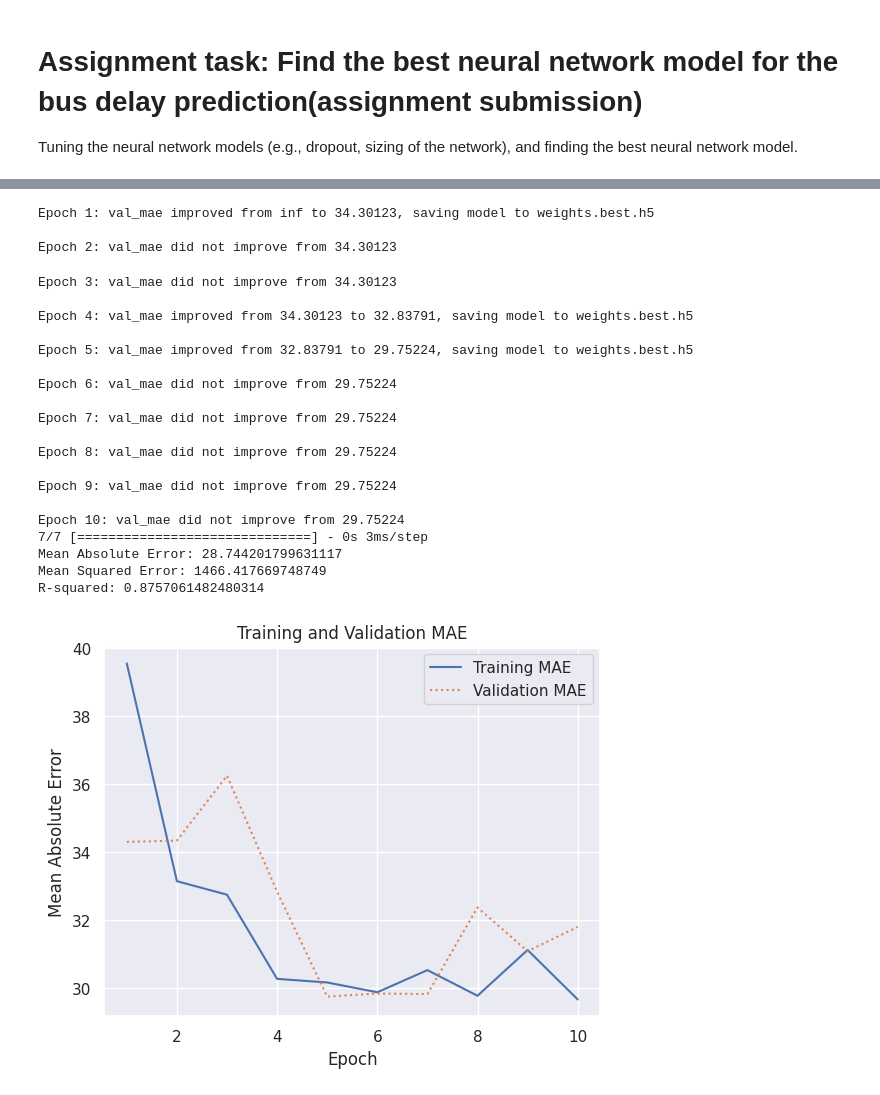
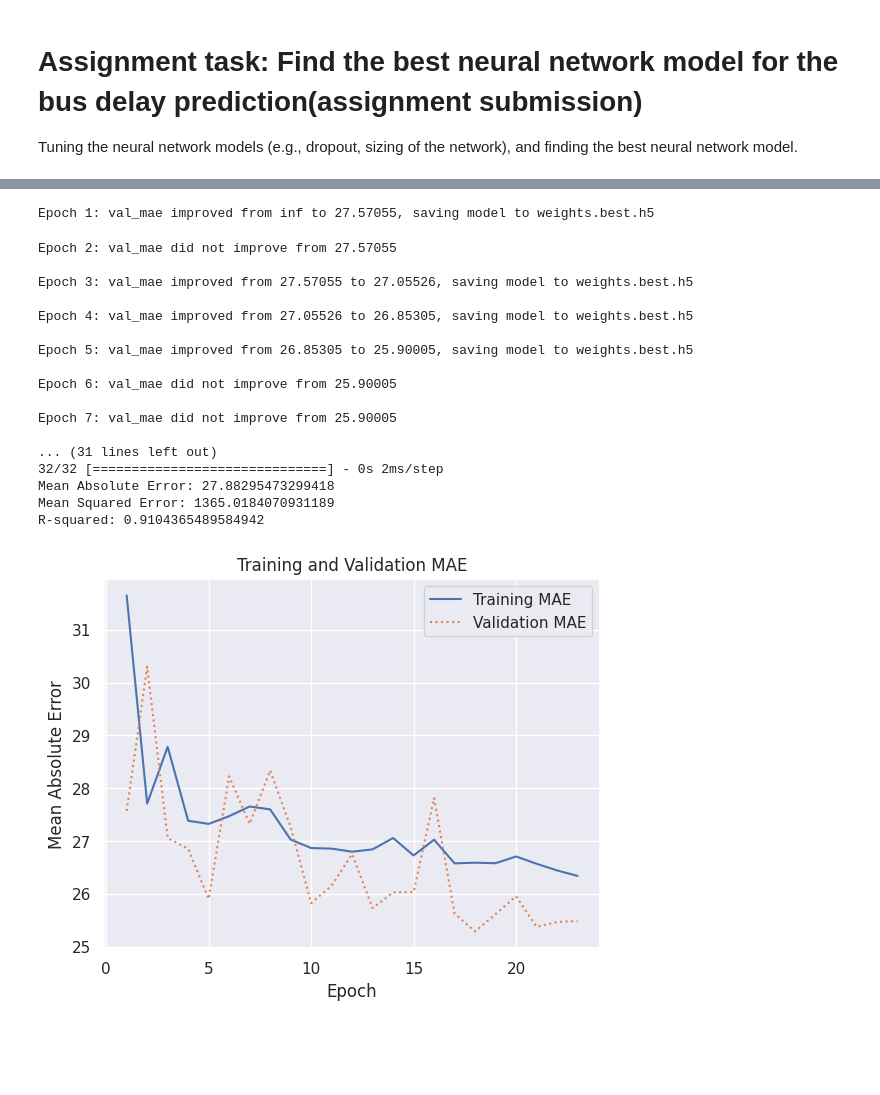
Before and after one commit to zhenliangma/Applied-AI-in-Transportation, a Jupyter notebook: Exercise_7_Neural_networks/Exercise7_Neural_Networks.ipynb, the cells around one changed output, grey strips where cells are left out. Cells and saved outputs as stored; diff of their text form; code cells hidden in the pictures; blank space fills up the shorter version.

```diff
--- a/Exercise_7_Neural_networks/Exercise7_Neural_Networks.ipynb
+++ b/Exercise_7_Neural_networks/Exercise7_Neural_Networks.ipynb
@@ -721,7 +719,7 @@ url = 'https://raw.githubusercontent.com/zhenliangma/Applied-AI-in-Transportatio
 df = pd.read_csv(url)
 
 # Limit the DataFrame to the first 1000 rows (selecting a subset of the data).
-df = df.iloc[:1000]
+#df = df.iloc[:1000]
 
 # Drop specific columns (Arrival_time, Stop_id, Bus_id, Line_id) from the DataFrame.
 df = df.drop(['Arrival_time', 'Stop_id', 'Bus_id', 'Line_id'], axis=1)
@@ -788,50 +786,46 @@ val_err = hist.history['val_mae']
 epochs = range(1, len(err) + 1)
 
 # Plot the Training MAE and Validation MAE over epochs.
 plt.plot(epochs, err, '-', label='Training MAE')
 plt.plot(epochs, val_err, ':', label='Validation MAE')
 plt.title('Training and Validation MAE')
 plt.xlabel('Epoch')
 plt.ylabel('Mean Absolute Error')
 plt.legend(loc='upper right')
 plt.plot()
 
 # Use the trained model to predict on the test data.
 y_pred = model.predict(X_test)
 
 # Calculate Mean Absolute Error (MAE), Mean Squared Error (MSE), and R-squared (R2) for the predictions.
 mae = mean_absolute_error(y_test, y_pred)
 mse = mean_squared_error(y_test, y_pred)
 r2 = r2_score(y_test, y_pred)
 
 # Print the evaluation metrics.
 print(f"Mean Absolute Error: {mae}")
 print(f"Mean Squared Error: {mse}")
 print(f"R-squared: {r2}")
 # %% [output]
-Epoch 1: val_mae improved from inf to 34.30123, saving model to weights.best.h5
-
-Epoch 2: val_mae did not improve from 34.30123
+Epoch 1: val_mae improved from inf to 27.57055, saving model to weights.best.h5
-Epoch 3: val_mae did not improve from 34.30123
+Epoch 2: val_mae did not improve from 27.57055
 
-Epoch 4: val_mae improved from 34.30123 to 32.83791, saving model to weights.best.h5
+Epoch 3: val_mae improved from 27.57055 to 27.05526, saving model to weights.best.h5
 
-Epoch 5: val_mae improved from 32.83791 to 29.75224, saving model to weights.best.h5
+Epoch 4: val_mae improved from 27.05526 to 26.85305, saving model to weights.best.h5
 
-Epoch 6: val_mae did not improve from 29.75224
+Epoch 5: val_mae improved from 26.85305 to 25.90005, saving model to weights.best.h5
 
-Epoch 7: val_mae did not improve from 29.75224
+Epoch 6: val_mae did not improve from 25.90005
 
-Epoch 8: val_mae did not improve from 29.75224
+Epoch 7: val_mae did not improve from 25.90005
 
-Epoch 9: val_mae did not improve from 29.75224
-
-Epoch 10: val_mae did not improve from 29.75224
-7/7 [==============================] - 0s 3ms/step
-Mean Absolute Error: 28.744201799631117
-Mean Squared Error: 1466.417669748749
-R-squared: 0.8757061482480314
+... (31 lines left out)
+32/32 [==============================] - 0s 2ms/step
+Mean Absolute Error: 27.88295473299418
+Mean Squared Error: 1365.0184070931189
+R-squared: 0.9104365489584942
-[figure, old version]
+[figure, new version]
 # %%
 import pandas as pd
 from sklearn.model_selection import train_test_split
```
Also changed, not shown: parts of 14 cells of this notebook.
